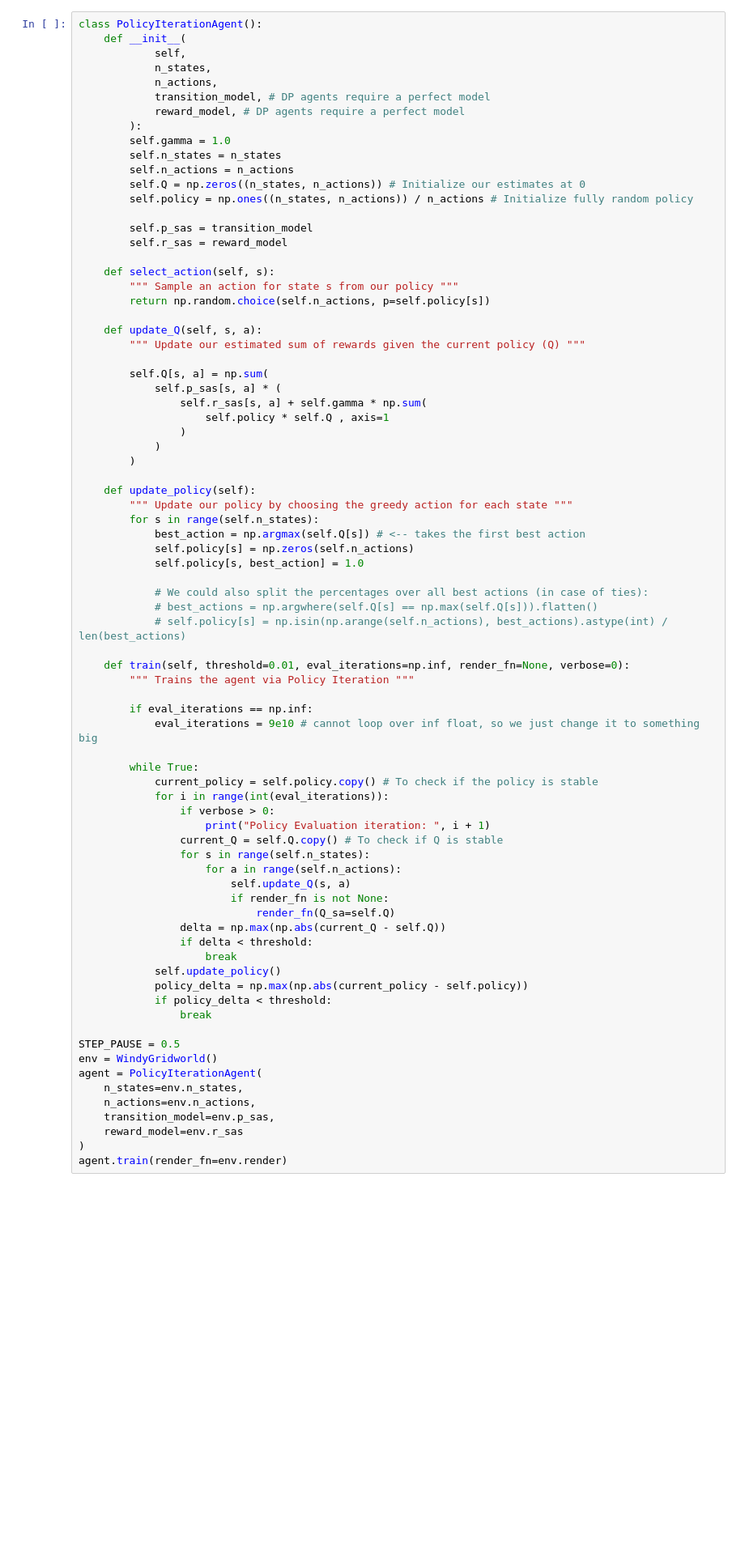
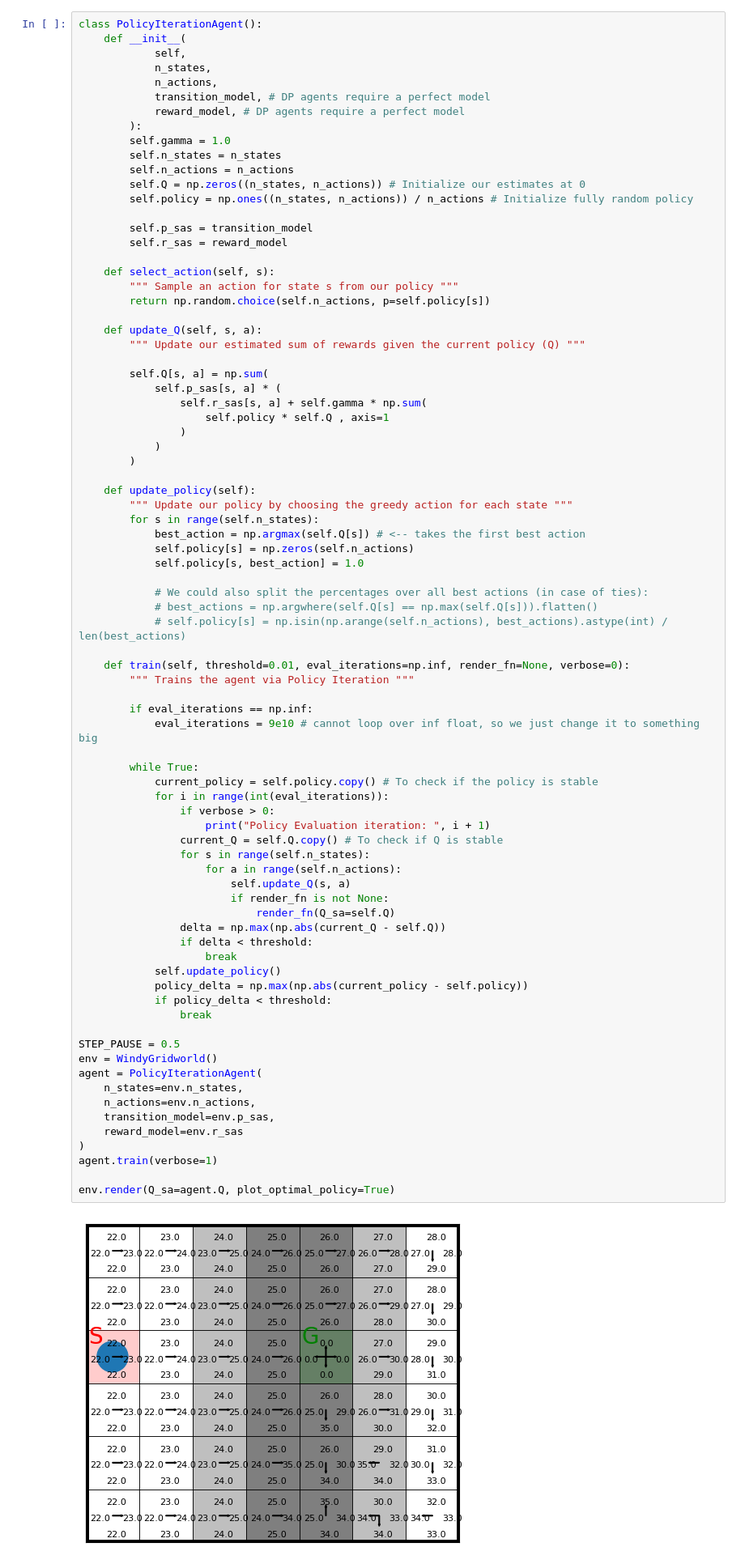
Before and after one commit to Hossein-Kelisa/RLCourse_A1, a Jupyter notebook: RL_Bachelor_Assignment_1B_(2026).ipynb, the cells around one changed output. Shown at 81% size. Drawn from its saved outputs; the diff is of its cells as text; blank space fills up the shorter version.

```diff
--- a/RL_Bachelor_Assignment_1B_(2026).ipynb
+++ b/RL_Bachelor_Assignment_1B_(2026).ipynb
@@ -345,34 +345,38 @@ class PolicyIterationAgent():
         if eval_iterations == np.inf:
             eval_iterations = 9e10 # cannot loop over inf float, so we just change it to something big
 
         while True:
             current_policy = self.policy.copy() # To check if the policy is stable
             for i in range(int(eval_iterations)):
                 if verbose > 0:
                     print("Policy Evaluation iteration: ", i + 1)
                 current_Q = self.Q.copy() # To check if Q is stable
                 for s in range(self.n_states):
                     for a in range(self.n_actions):
                         self.update_Q(s, a)
                         if render_fn is not None:
                             render_fn(Q_sa=self.Q)
                 delta = np.max(np.abs(current_Q - self.Q))
                 if delta < threshold:
                     break
             self.update_policy()
             policy_delta = np.max(np.abs(current_policy - self.policy))
             if policy_delta < threshold:
                 break
 
 STEP_PAUSE = 0.5
 env = WindyGridworld()
 agent = PolicyIterationAgent(
     n_states=env.n_states,
     n_actions=env.n_actions,
     transition_model=env.p_sas,
     reward_model=env.r_sas
 )
-agent.train(render_fn=env.render)
+agent.train(verbose=1)
+
+env.render(Q_sa=agent.Q, plot_optimal_policy=True)
+# %% [output]
+[figure, added]
 # %% [markdown]
 ## Policy Iteration - Train Loop
 
```
Also changed, not shown: parts of 5 cells of this notebook.
